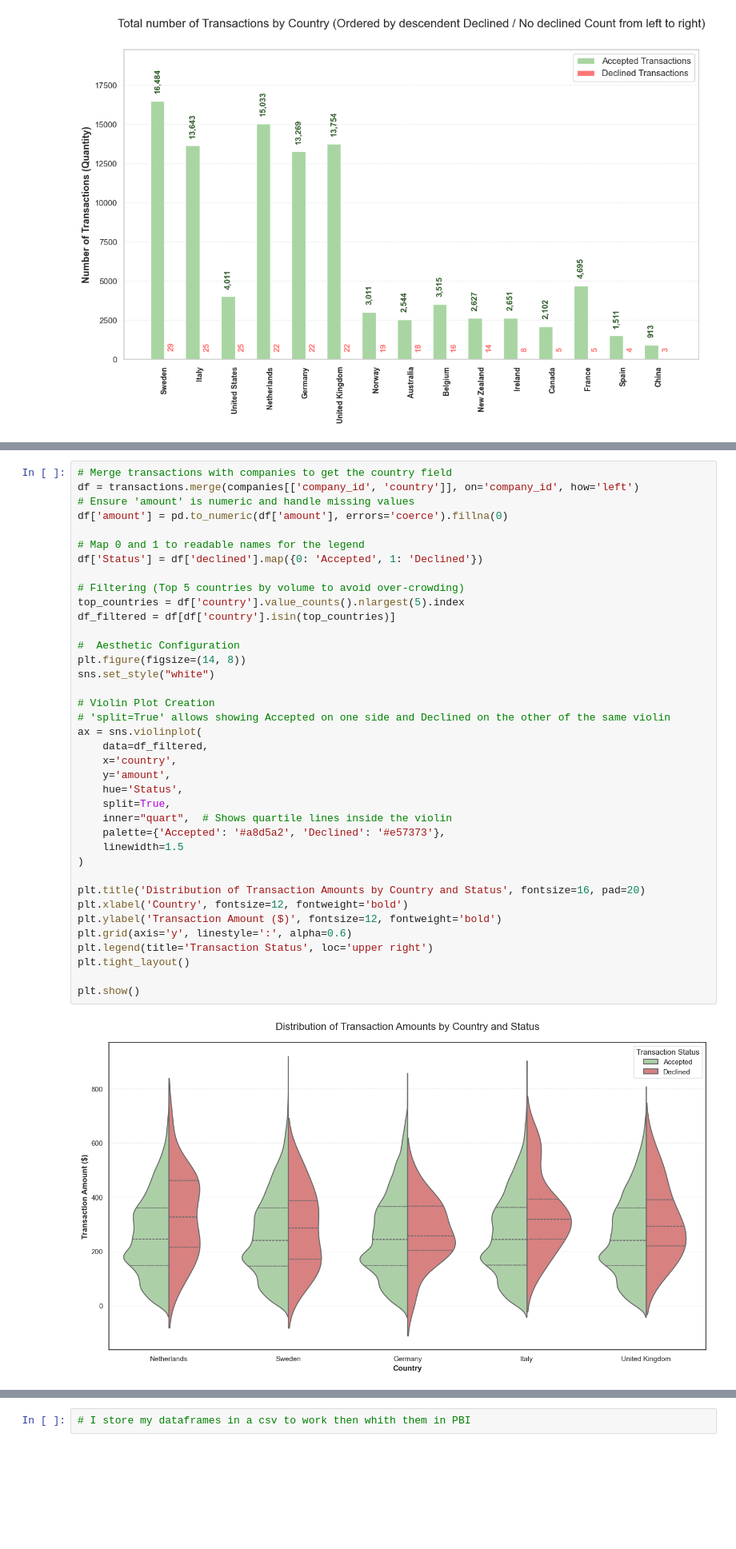
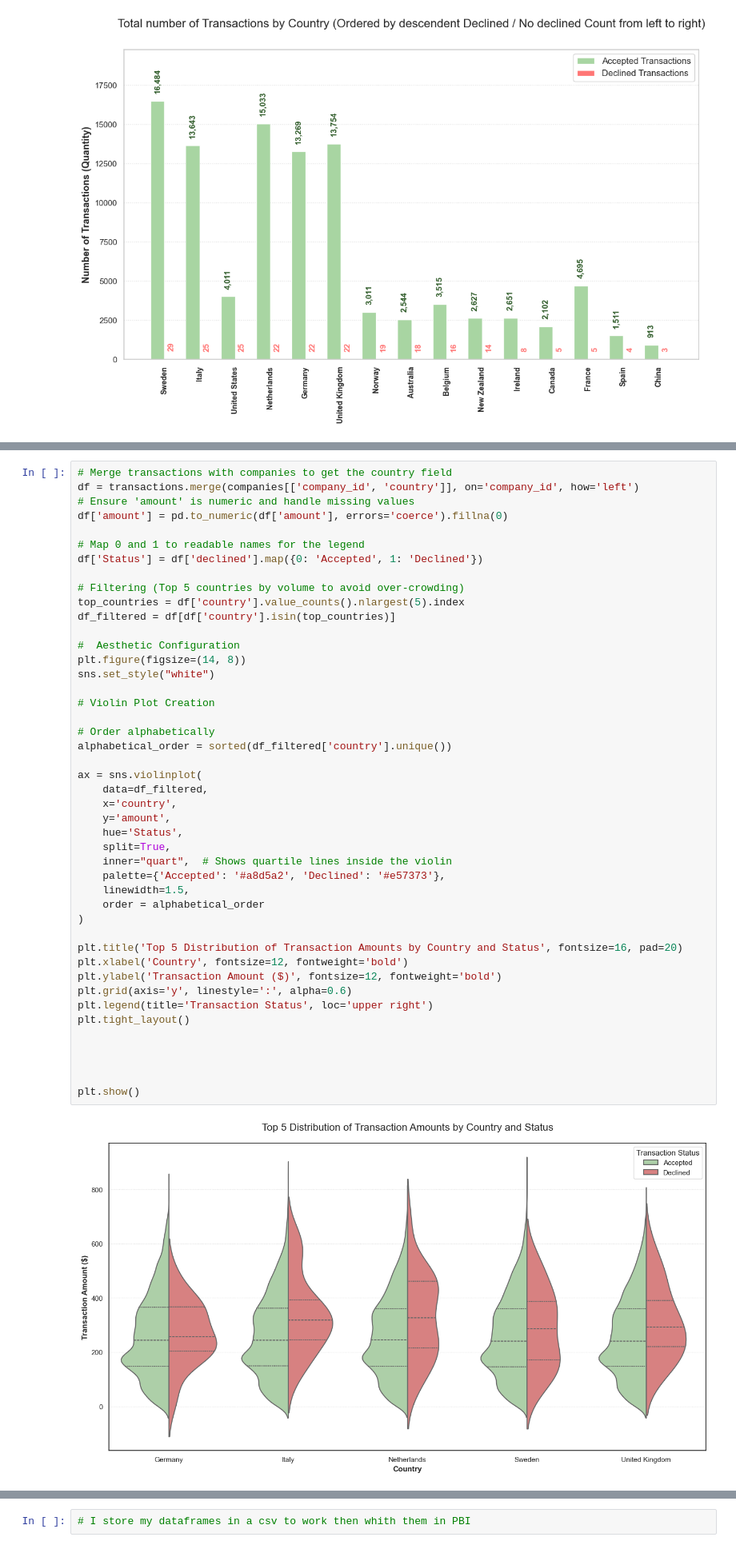
Before and after one commit to RocioAri/tarea_s11_1_sprint_11, a Jupyter notebook: tarea_s11_1_sprint_11.ipynb, the cells around one changed output, grey strips where cells are left out. Shown at 80% size. Drawn from its saved outputs; the diff is of its cells as text; blank space fills up the shorter version.

```diff
--- a/tarea_s11_1_sprint_11.ipynb
+++ b/tarea_s11_1_sprint_11.ipynb
@@ -471,34 +511,41 @@ df['amount'] = pd.to_numeric(df['amount'], errors='coerce').fillna(0)
 # Map 0 and 1 to readable names for the legend
 df['Status'] = df['declined'].map({0: 'Accepted', 1: 'Declined'})
 
 # Filtering (Top 5 countries by volume to avoid over-crowding)
 top_countries = df['country'].value_counts().nlargest(5).index
 df_filtered = df[df['country'].isin(top_countries)]
 
 #  Aesthetic Configuration
 plt.figure(figsize=(14, 8))
 sns.set_style("white")
 
 # Violin Plot Creation
-# 'split=True' allows showing Accepted on one side and Declined on the other of the same violin
+
+# Order alphabetically
+alphabetical_order = sorted(df_filtered['country'].unique())
+
 ax = sns.violinplot(
     data=df_filtered,
     x='country',
     y='amount',
     hue='Status',
     split=True,
     inner="quart",  # Shows quartile lines inside the violin
     palette={'Accepted': '#a8d5a2', 'Declined': '#e57373'},
-    linewidth=1.5
+    linewidth=1.5,
+    order = alphabetical_order
 )
 
-plt.title('Distribution of Transaction Amounts by Country and Status', fontsize=16, pad=20)
+plt.title('Top 5 Distribution of Transaction Amounts by Country and Status', fontsize=16, pad=20)
 plt.xlabel('Country', fontsize=12, fontweight='bold')
 plt.ylabel('Transaction Amount ($)', fontsize=12, fontweight='bold')
 plt.grid(axis='y', linestyle=':', alpha=0.6)
 plt.legend(title='Transaction Status', loc='upper right')
 plt.tight_layout()
 
+
+
+
 plt.show()
 # %% [output]
-[figure, old version]
+[figure, new version]
```
Also changed, not shown: parts of 27 cells of this notebook, 3 other files.
